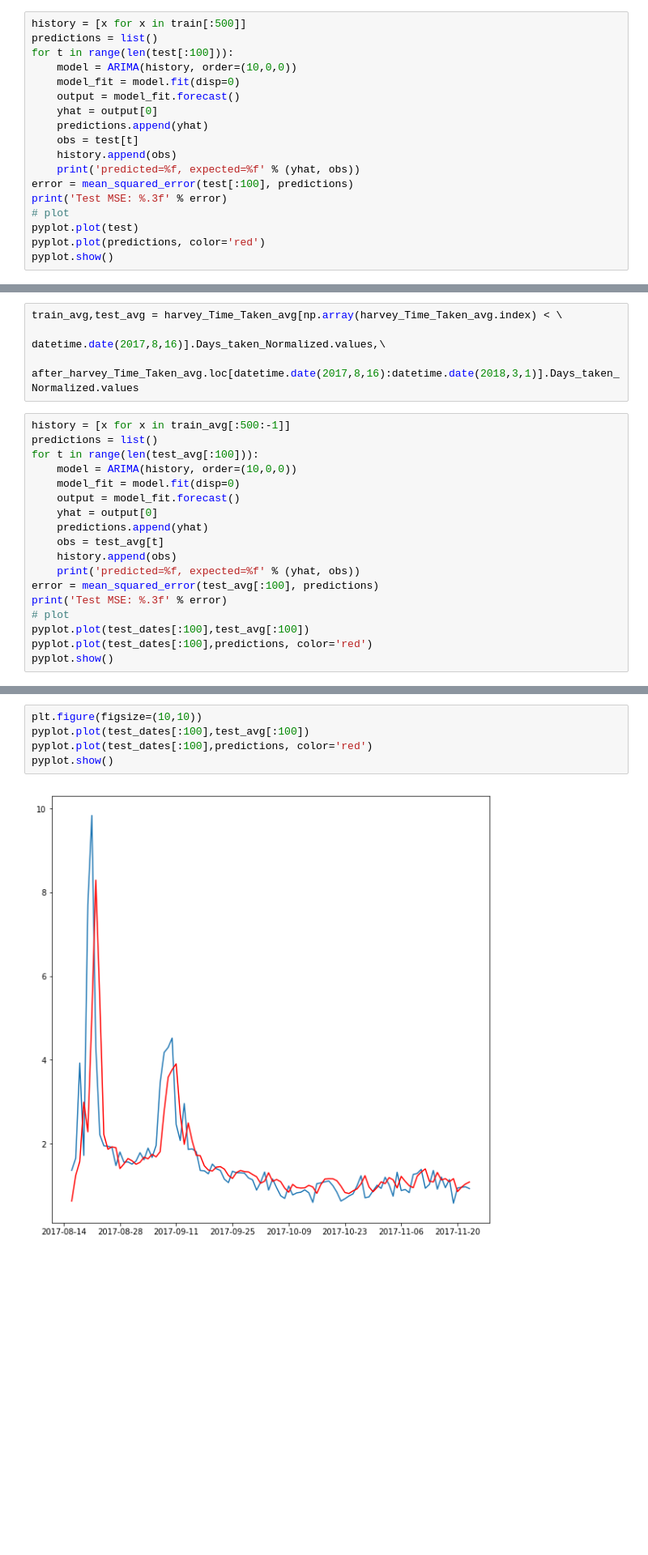
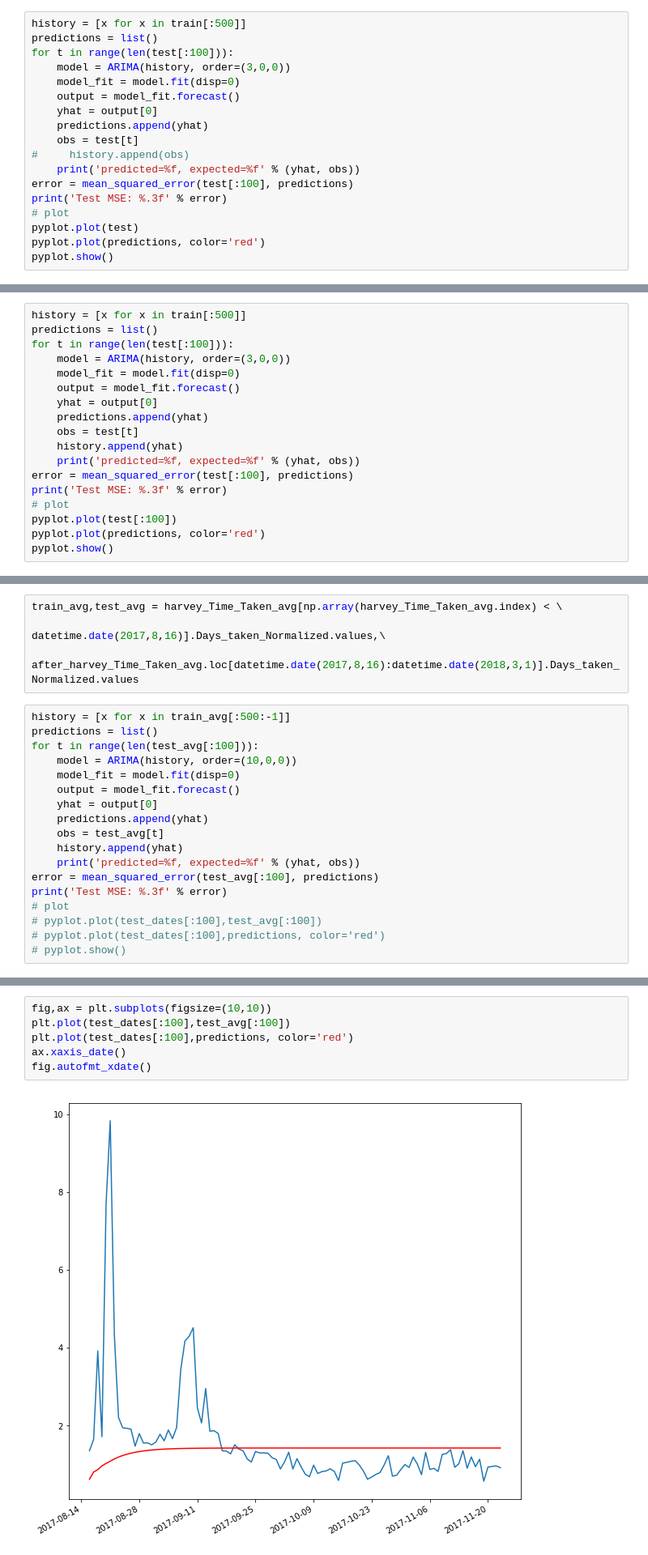
Before and after one commit to SohamMody/ADS_final, a Jupyter notebook: Cleaning_update.ipynb, the cells around one changed output, grey strips where cells are left out. Shown at 81% size. Drawn from its saved outputs; the diff is of its cells as text; blank space fills up the shorter version.

```diff
--- a/Cleaning_update.ipynb
+++ b/Cleaning_update.ipynb
@@ -756,13 +756,13 @@ array([ 822.88888889,  906.88888889,  843.22222222, ..., 1058.44444444,
 history = [x for x in train[:500]]
 predictions = list()
 for t in range(len(test[:100])):
-    model = ARIMA(history, order=(10,0,0))
+    model = ARIMA(history, order=(3,0,0))
     model_fit = model.fit(disp=0)
     output = model_fit.forecast()
     yhat = output[0]
     predictions.append(yhat)
     obs = test[t]
-    history.append(obs)
+#     history.append(obs)
     print('predicted=%f, expected=%f' % (yhat, obs))
 error = mean_squared_error(test[:100], predictions)
 print('Test MSE: %.3f' % error)
@@ -814,0 +802,18 @@ Test MSE: 2045.418
+# %%
+history = [x for x in train[:500]]
+predictions = list()
+for t in range(len(test[:100])):
+    model = ARIMA(history, order=(3,0,0))
+    model_fit = model.fit(disp=0)
+    output = model_fit.forecast()
+    yhat = output[0]
+    predictions.append(yhat)
+    obs = test[t]
+    history.append(yhat)
+    print('predicted=%f, expected=%f' % (yhat, obs))
+error = mean_squared_error(test[:100], predictions)
+print('Test MSE: %.3f' % error)
+# plot
+pyplot.plot(test[:100])
+pyplot.plot(predictions, color='red')
+pyplot.show()
@@ -1104,13 +1077,13 @@ for t in range(len(test_avg[:100])):
     yhat = output[0]
     predictions.append(yhat)
     obs = test_avg[t]
-    history.append(obs)
+    history.append(yhat)
     print('predicted=%f, expected=%f' % (yhat, obs))
 error = mean_squared_error(test_avg[:100], predictions)
 print('Test MSE: %.3f' % error)
 # plot
-pyplot.plot(test_dates[:100],test_avg[:100])
-pyplot.plot(test_dates[:100],predictions, color='red')
-pyplot.show()
+# pyplot.plot(test_dates[:100],test_avg[:100])
+# pyplot.plot(test_dates[:100],predictions, color='red')
+# pyplot.show()
 # %% [output]
 predicted=0.626747, expected=1.359486
@@ -1135,10 +1106,11 @@ ValueError: x and y must have same first dimension, but have shapes (198,) and (
 # %%
-plt.figure(figsize=(10,10))
-pyplot.plot(test_dates[:100],test_avg[:100])
-pyplot.plot(test_dates[:100],predictions, color='red')
-pyplot.show()
+fig,ax = plt.subplots(figsize=(10,10))
+plt.plot(test_dates[:100],test_avg[:100])
+plt.plot(test_dates[:100],predictions, color='red')
+ax.xaxis_date()
+fig.autofmt_xdate()
 # %% [output]
-[figure, old version]
+[figure, new version]
 # %%
 predictions_avg = np.array(predictions[:100]).flatten()
 # %%
```
Also changed, not shown: parts of 14 cells of this notebook.
